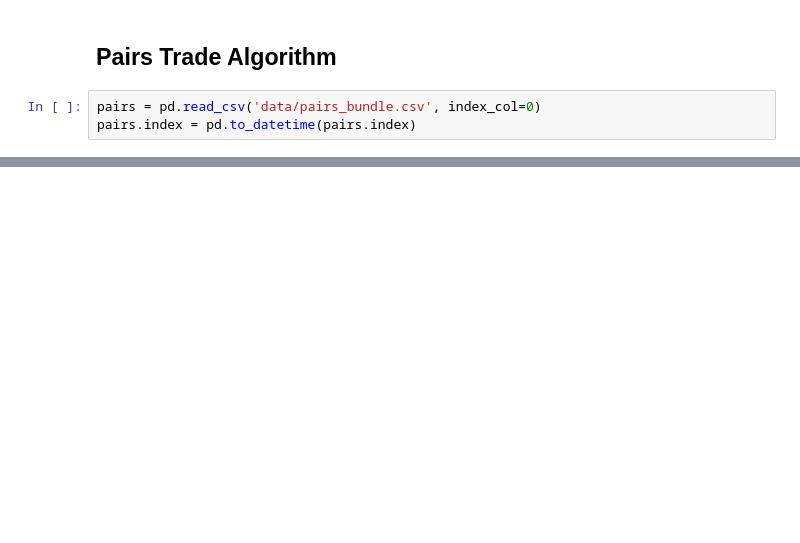
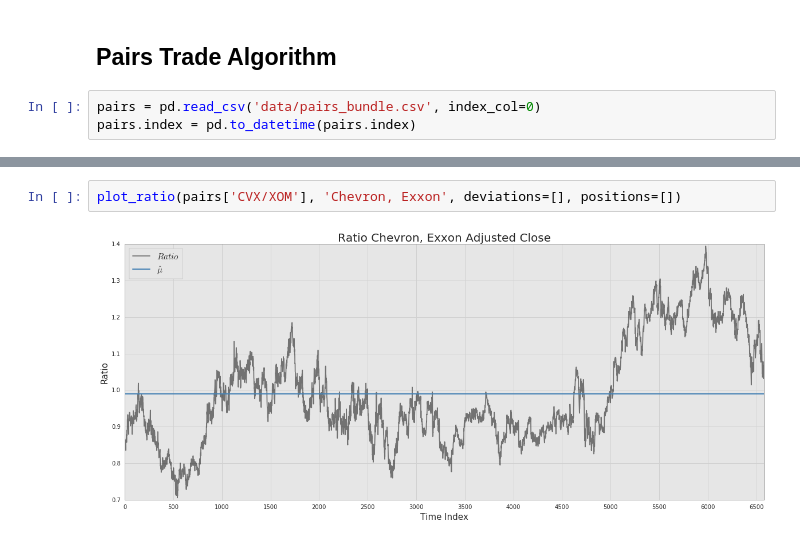
Before and after one commit to bbahmany/quant-finance, a Jupyter notebook: 06-Presentation.ipynb, the cells around one changed output, grey strips where cells are left out. Drawn from its saved outputs; the diff is of its cells as text; blank space fills up the shorter version.

```diff
--- a/06-Presentation.ipynb
+++ b/06-Presentation.ipynb
@@ -90,3 +104,7 @@ plot_pair(pairs['CVX'], pairs['XOM'], ['Chevron','Exxon'])
+# %%
+plot_ratio(pairs['CVX/XOM'], 'Chevron, Exxon', deviations=[], positions=[])
+# %% [output]
+[figure, added]
 # %%
 positions_gas = identify_positions(pairs['CVX/XOM'], 1)
 plot_ratio(pairs['CVX/XOM'], 'Chevron, Exxon', deviations=[1], positions=positions_gas)
```
Also changed, not shown: parts of 23 cells of this notebook, 1 other file.
